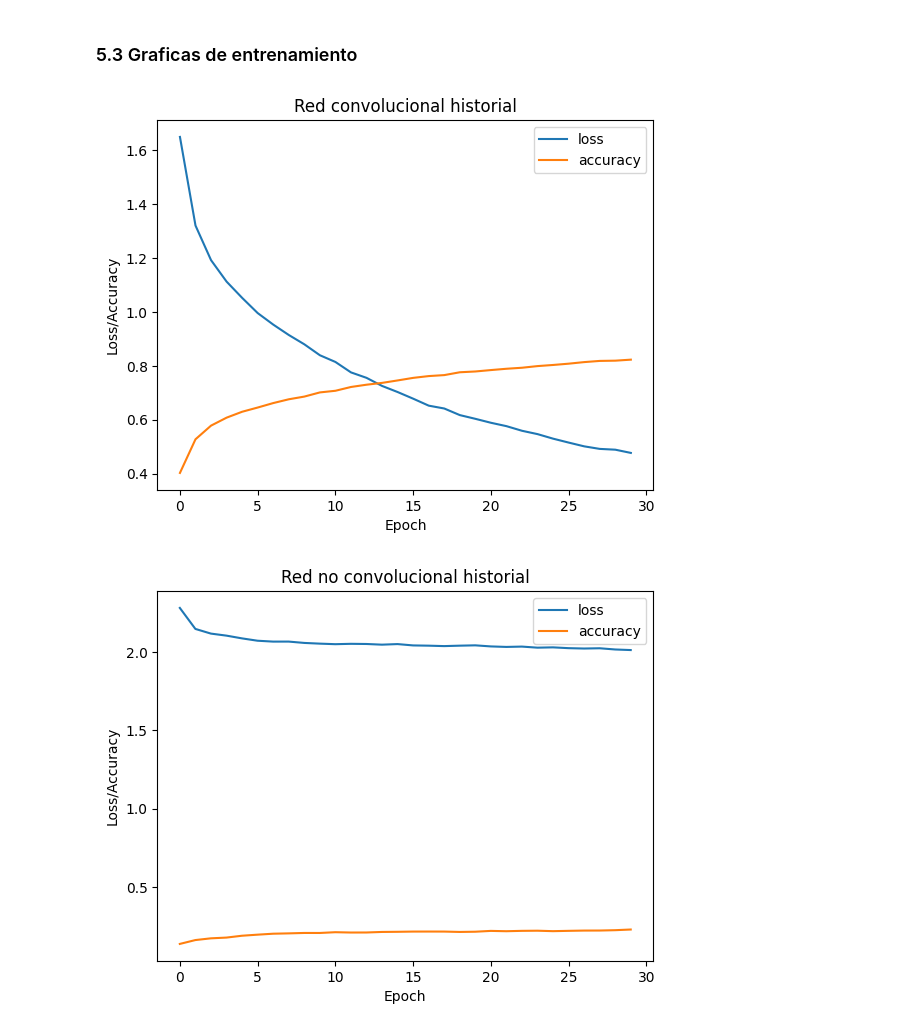
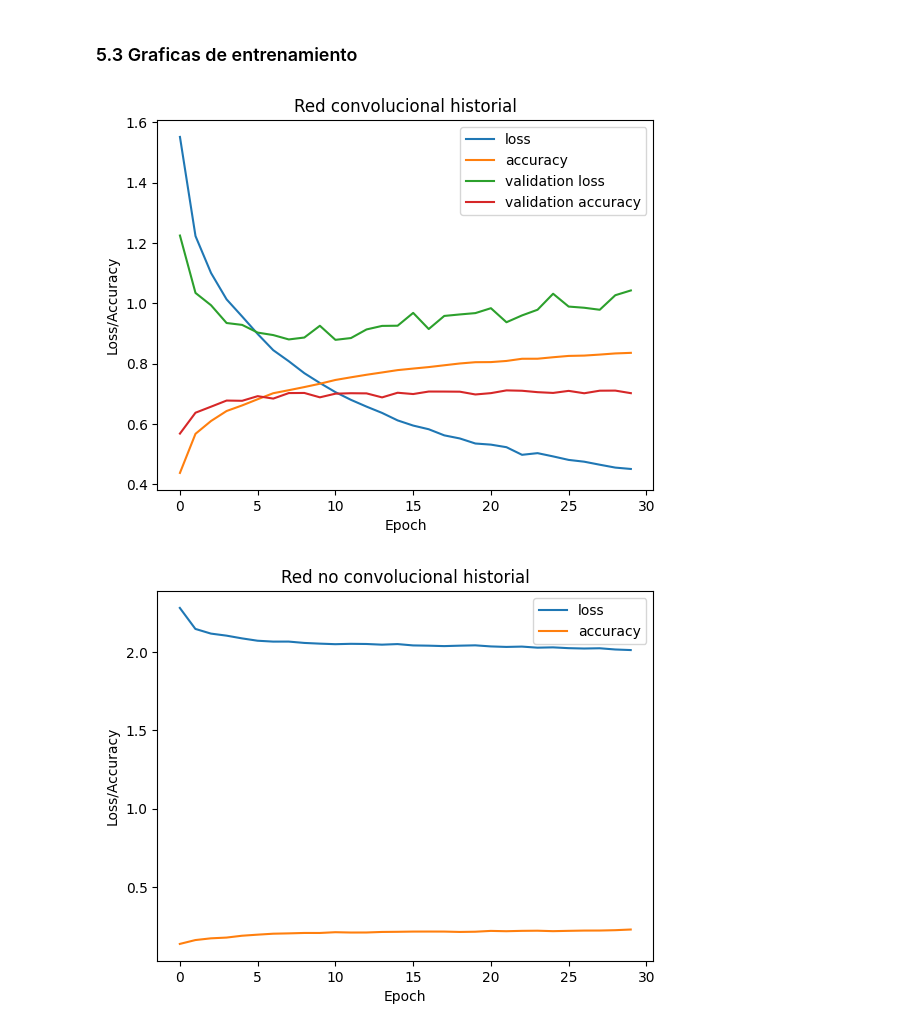
Before and after one commit to BlazeKl/Lab1-IA, a Jupyter notebook: Lab1.ipynb, the cells around one changed output. Cells and saved outputs as stored; diff of their text form; code cells hidden in the pictures.

```diff
--- a/Lab1.ipynb
+++ b/Lab1.ipynb
@@ -141,7 +168,7 @@ model_ncnn.compile(loss='categorical_crossentropy',
 ### 5.1 Modelo convolucional
 # %%
 history = model.fit(x_train, y_train,
-          batch_size=128,
+          batch_size=32,
           epochs=30,
           validation_data=(x_test, y_test),
           shuffle=True)
@@ -194,14 +221,16 @@ Epoch 30/30
 # %%
 fig, ax = plt.subplots()
 ax.plot(history.history['loss'], label='loss')
 ax.plot(history.history['accuracy'], label='accuracy')
+ax.plot(history.history['val_loss'], label='validation loss')
+ax.plot(history.history['val_accuracy'], label='validation accuracy')
 ax.set_xlabel('Epoch')
 ax.set_ylabel('Loss/Accuracy')
 ax.set_title('Red convolucional historial')
 ax.legend()
 plt.show()
 # %% [output]
-[figure, old version]
+[figure, new version]
 # %%
 fig, ax = plt.subplots()
 ax.plot(history_ncnn.history['loss'], label='loss')
```
Also changed, not shown: parts of 6 cells of this notebook, 10 other files.
